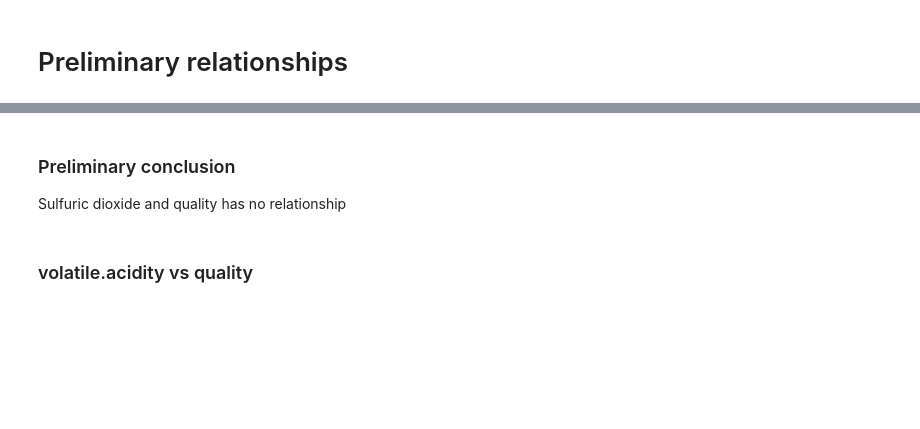
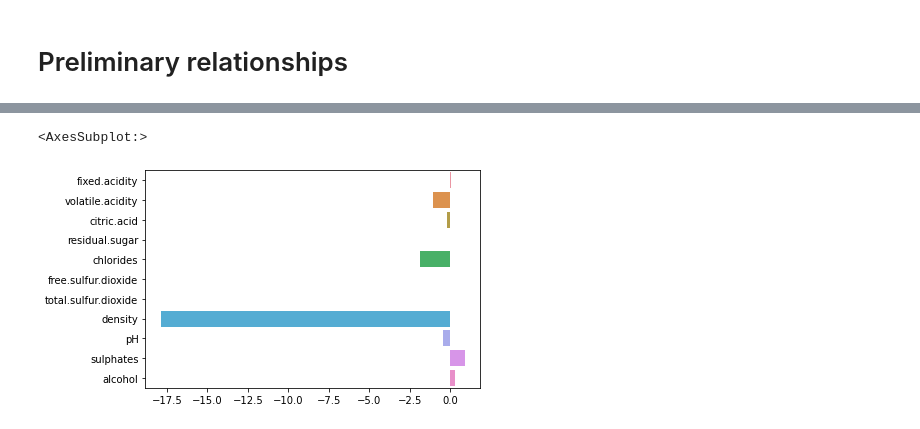
Before and after one commit to leo-hoet/explotaciondedatos, a Jupyter notebook: tp3.ipynb, the cells around one changed output, grey strips where cells are left out. Cells and saved outputs as stored; diff of their text form; code cells hidden in the pictures; blank space fills up the shorter version.

```diff
--- a/tp3.ipynb
+++ b/tp3.ipynb
@@ -426,6 +441,0 @@ sns.histplot(data=df,x='free.sulfur.dioxide',hue='quality',palette='coolwarm')
-# %% [markdown]
-### Preliminary conclusion
-
-Sulfuric dioxide and quality has no relationship
-# %% [markdown]
-### volatile.acidity vs quality
@@ -433,0 +442,12 @@ sns.boxplot(data=df,x='quality',y='volatile.acidity')
+# %%
+from sklearn.linear_model import LinearRegression
+from sklearn.model_selection import train_test_split
+X = df[['fixed.acidity', 'volatile.acidity', 'citric.acid',
+       'residual.sugar', 'chlorides', 'free.sulfur.dioxide',
+       'total.sulfur.dioxide', 'density', 'pH', 'sulphates', 'alcohol']]
+y = df['quality']
+reg = LinearRegression().fit(X,y)
+sns.barplot(data={'names': X.keys(), 'y':reg.coef_},y='names',x='y')
+# %% [output]
+<AxesSubplot:>
+[figure, added]
```
Also changed, not shown: parts of 51 cells of this notebook, 2 other files.
